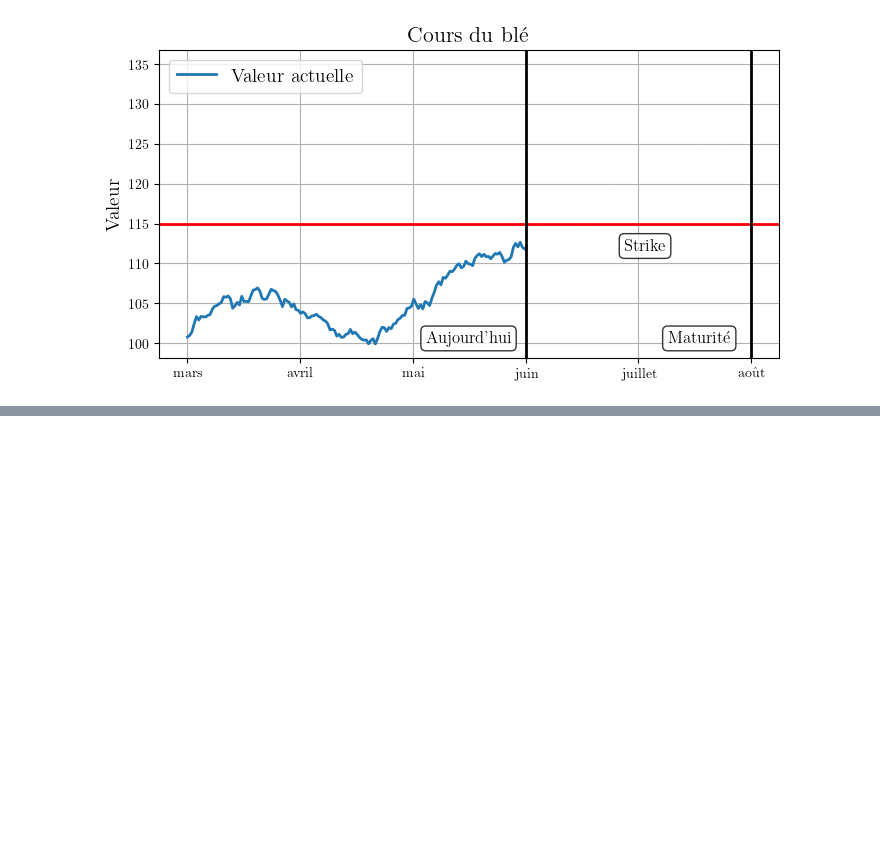
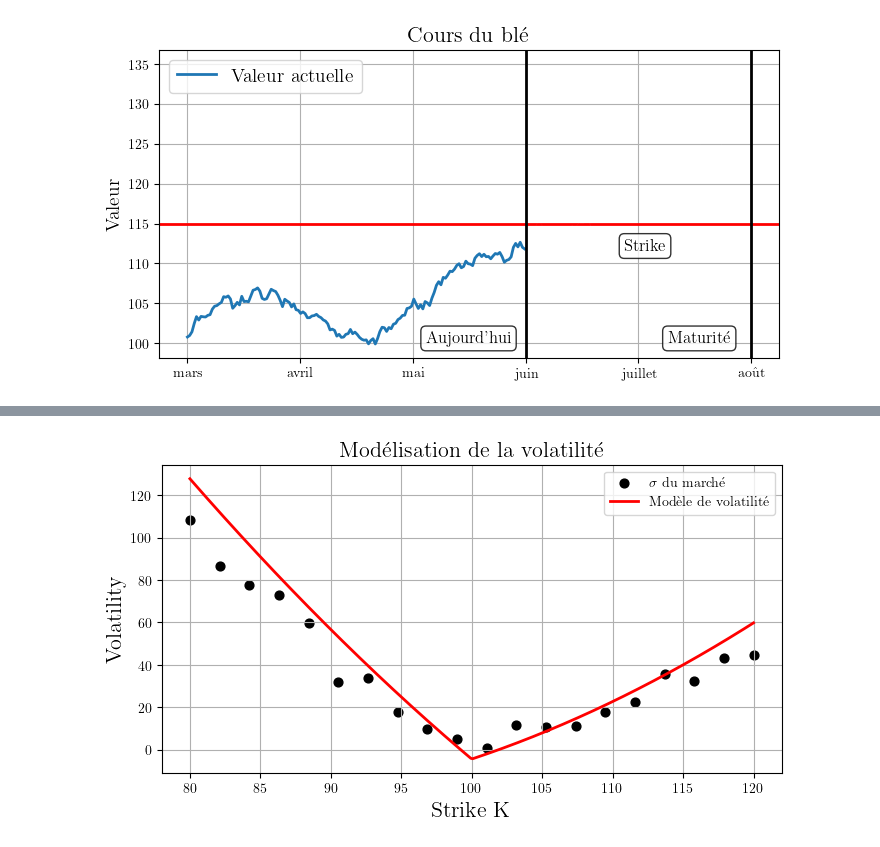
Before and after one commit to matthbatt/Deep-learning-gravitational-lensing, a Jupyter notebook: Untitled.ipynb, the cells around one changed output, grey strips where cells are left out. Saved outputs shown, nothing was run; the diff lists cells and outputs as text; code cells hidden in the pictures; blank space fills up the shorter version.

```diff
--- a/Untitled.ipynb
+++ b/Untitled.ipynb
@@ -300,0 +660,51 @@ plt.show()
+# %%
+import numpy as np
+import matplotlib.pyplot as plt
+
+plt.rcParams["text.usetex"] = True
+plt.rcParams["font.family"] = "serif"
+plt.rcParams["font.serif"] = ["Computer Modern Roman"]
+
+# ----------------------------------------------------
+# Generate example volatility smile points (V-shape)
+# ----------------------------------------------------
+np.random.seed(0)
+
+strikes = np.linspace(80, 120, 20)
+
+# V-shaped smile using absolute value
+true_smile = -1.0 + 2.14 * np.abs(strikes - 100) + 0.08*(strikes - 100)**2 - 1.2*(strikes - 100)
+
+# Add some noise to simulate market data
+noise = np.random.normal(0, 6, size=strikes.size)
+iv_market = true_smile + noise
+
+# ----------------------------------------------------
+# Fit a V-shape using least squares on |K - K0|
+# ----------------------------------------------------
+K0 = 100  # center strike
+X = np.abs(strikes - K0)
+A = np.vstack([np.ones_like(X), X]).T
+coef = np.linalg.lstsq(A, iv_market, rcond=None)[0]
+
+a, b = coef
+strikes_fit = np.linspace(strikes.min(), strikes.max(), 300)
+iv_fit = a + b * np.abs(strikes_fit - K0) + 0.05*(strikes_fit - 100)**2 - 1.7*(strikes_fit - 100)
+
+# ----------------------------------------------------
+# Plot the smile
+# ----------------------------------------------------
+plt.figure(figsize=(8,4))
+
+plt.scatter(strikes, iv_market, color="black", label="$\sigma$ du marché", s=40)
+plt.plot(strikes_fit, iv_fit, color="red", linewidth=2, label="Modèle de volatilité")
+
+plt.xlabel("Strike K", fontsize  = 16)
+plt.ylabel("Volatility", fontsize  = 16)
+plt.title("Modélisation de la volatilité", fontsize  = 16)
+plt.grid(True)
+plt.legend()
+plt.savefig("/net/CLUSTER/VAULT/users/mbatt/gravitational_lensing/plots/vol_interpol.png", dpi=300, transparent=True)
+plt.show()
+# %% [output]
+[figure, added]
```
Also changed, not shown: parts of 14 cells of this notebook, 17 other files.
